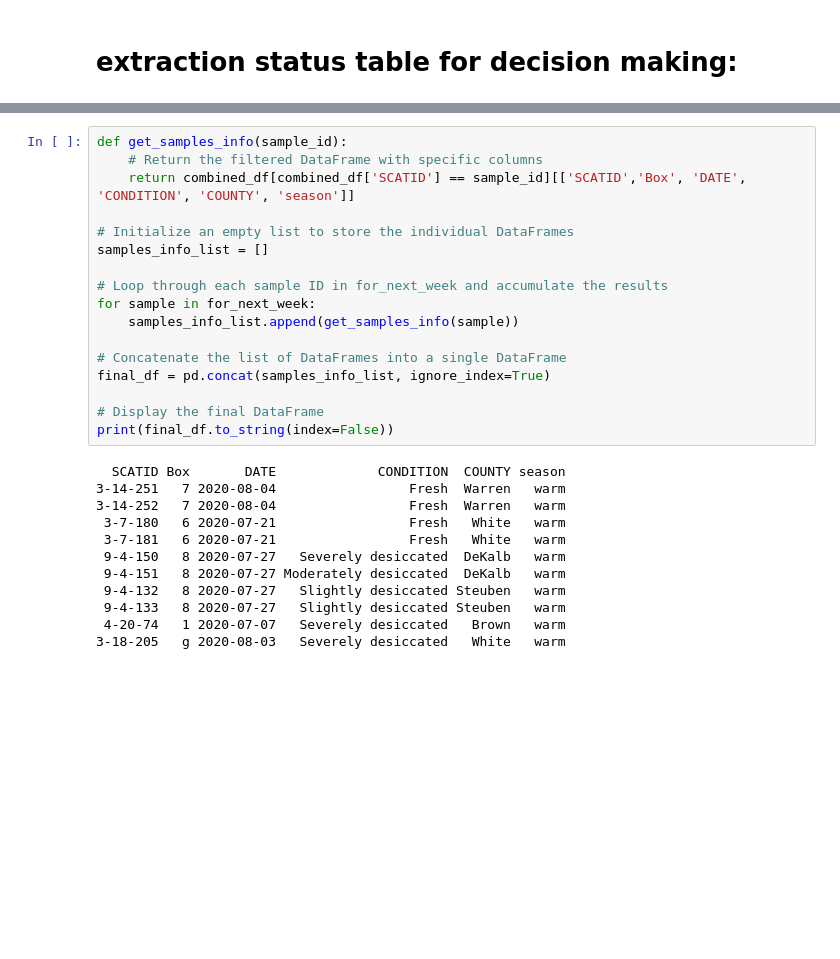
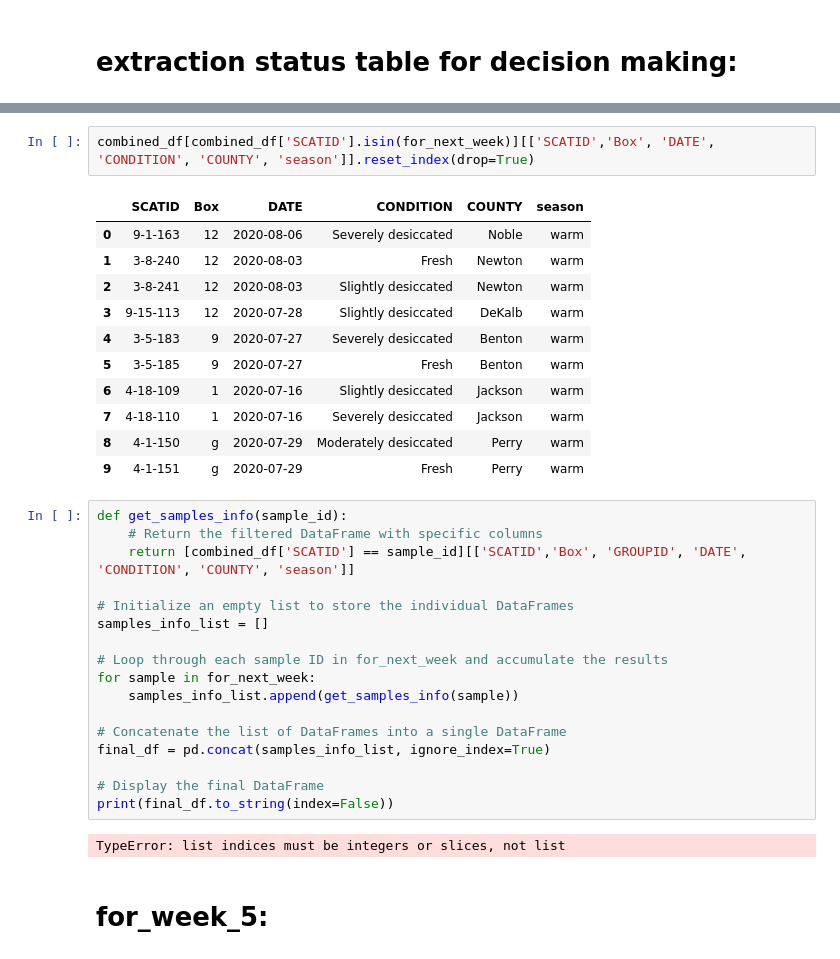
Before and after one commit to poudelmohit/carnivore_scat_samples_extraction, a Jupyter notebook: listing_samples_to_extract.ipynb, the cells around one changed output, grey strips where cells are left out. Saved outputs shown, nothing was run; the diff lists cells and outputs as text; blank space fills up the shorter version.

```diff
--- a/listing_samples_to_extract.ipynb
+++ b/listing_samples_to_extract.ipynb
@@ -616,7 +633,21 @@ for_next_week = ['3-14-251','3-14-252','3-7-180','3-7-181','9-4-150','9-4-151','
+# %%
+combined_df[combined_df['SCATID'].isin(for_next_week)][['SCATID','Box', 'DATE', 'CONDITION', 'COUNTY', 'season']].reset_index(drop=True)
+# %% [output]
+|  | SCATID | Box | DATE | CONDITION | COUNTY | season |
+| 0 | 9-1-163 | 12 | 2020-08-06 | Severely desiccated | Noble | warm |
+| 1 | 3-8-240 | 12 | 2020-08-03 | Fresh | Newton | warm |
+| 2 | 3-8-241 | 12 | 2020-08-03 | Slightly desiccated | Newton | warm |
+| 3 | 9-15-113 | 12 | 2020-07-28 | Slightly desiccated | DeKalb | warm |
+| 4 | 3-5-183 | 9 | 2020-07-27 | Severely desiccated | Benton | warm |
+| 5 | 3-5-185 | 9 | 2020-07-27 | Fresh | Benton | warm |
+| 6 | 4-18-109 | 1 | 2020-07-16 | Slightly desiccated | Jackson | warm |
+| 7 | 4-18-110 | 1 | 2020-07-16 | Severely desiccated | Jackson | warm |
+| 8 | 4-1-150 | g | 2020-07-29 | Moderately desiccated | Perry | warm |
+| 9 | 4-1-151 | g | 2020-07-29 | Fresh | Perry | warm |
 # %%
 def get_samples_info(sample_id):
     # Return the filtered DataFrame with specific columns
-    return combined_df[combined_df['SCATID'] == sample_id][['SCATID','Box', 'DATE', 'CONDITION', 'COUNTY', 'season']]
+    return [combined_df['SCATID'] == sample_id][['SCATID','Box', 'GROUPID', 'DATE', 'CONDITION', 'COUNTY', 'season']]
 
 # Initialize an empty list to store the individual DataFrames
 samples_info_list = []
@@ -631,14 +662,6 @@ final_df = pd.concat(samples_info_list, ignore_index=True)
 # Display the final DataFrame
 print(final_df.to_string(index=False))
 # %% [output]
-  SCATID Box       DATE             CONDITION  COUNTY season
-3-14-251   7 2020-08-04                 Fresh  Warren   warm
-3-14-252   7 2020-08-04                 Fresh  Warren   warm
- 3-7-180   6 2020-07-21                 Fresh   White   warm
- 3-7-181   6 2020-07-21                 Fresh   White   warm
- 9-4-150   8 2020-07-27   Severely desiccated  DeKalb   warm
- 9-4-151   8 2020-07-27 Moderately desiccated  DeKalb   warm
- 9-4-132   8 2020-07-27   Slightly desiccated Steuben   warm
- 9-4-133   8 2020-07-27   Slightly desiccated Steuben   warm
- 4-20-74   1 2020-07-07   Severely desiccated   Brown   warm
-3-18-205   g 2020-08-03   Severely desiccated   White   warm
+TypeError: list indices must be integers or slices, not list
+# %% [markdown]
+# for_week_5:
```
Also changed, not shown: parts of 31 cells of this notebook.
